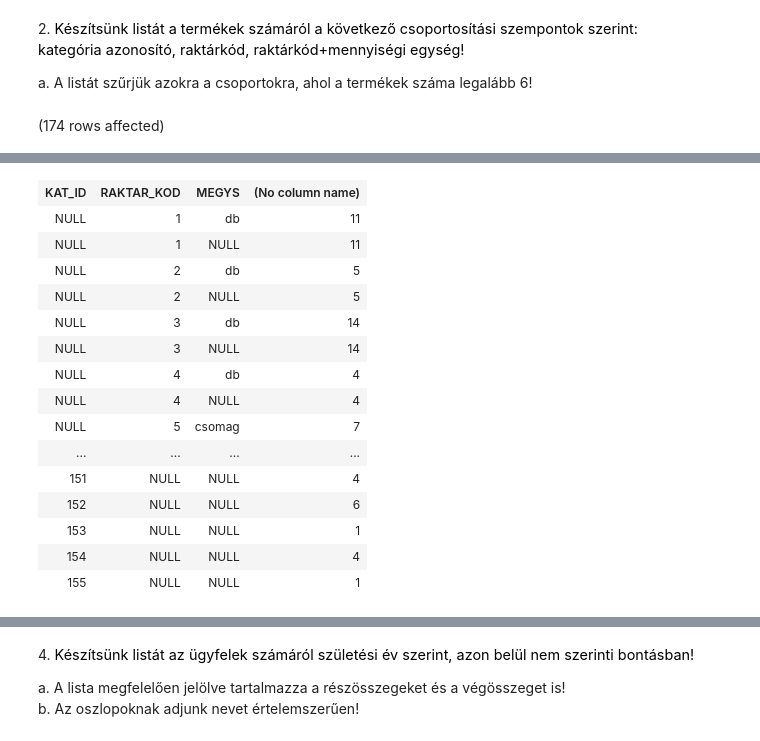
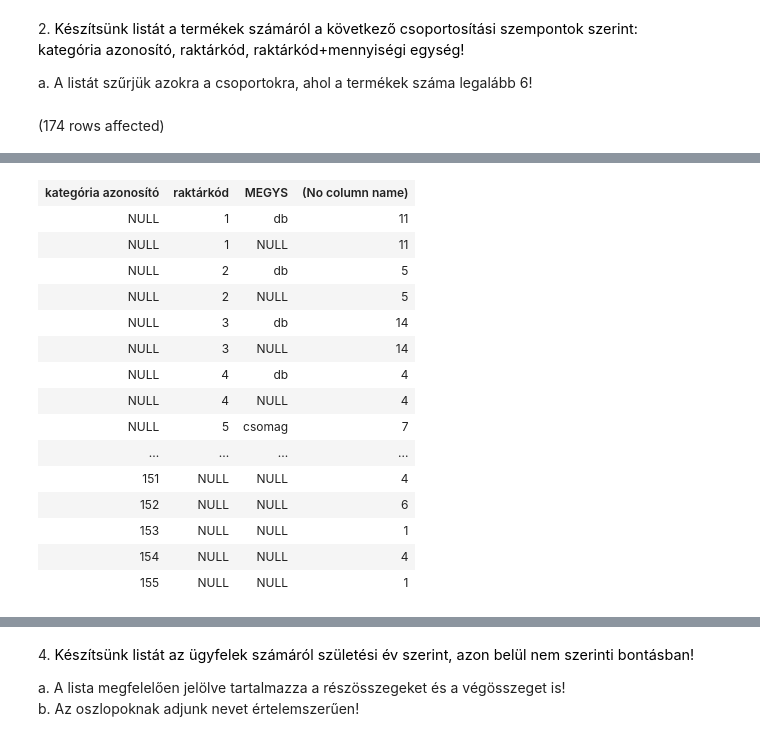
Before and after one commit to maricaveress/sql, a Jupyter notebook: gyakorlat04_feladatok.ipynb, the cells around one changed output, grey strips where cells are left out. Drawn from its saved outputs; the diff is of its cells as text; code cells hidden in the pictures.

```diff
--- a/gyakorlat04_feladatok.ipynb
+++ b/gyakorlat04_feladatok.ipynb
@@ -33,8 +33,8 @@ Total execution time: 00:00:00.081
 
 a. A listát szűrjük azokra a csoportokra, ahol a termékek száma legalább 6!
 # %%
-select KAT_ID ,
-    RAKTAR_KOD,
+select KAT_ID 'kategória azonosító',
+    RAKTAR_KOD 'raktárkód',
     MEGYS,
     count(*)
 from Termek
@@ -46,4 +46,4 @@ Total execution time: 00:00:00.041
-| KAT_ID | RAKTAR_KOD | MEGYS | (No column name) |
+| kategória azonosító | raktárkód | MEGYS | (No column name) |
 | NULL | 1 | db | 11 |
 | NULL | 1 | NULL | 11 |
 | NULL | 2 | db | 5 |
```
Also changed, not shown: parts of 5 cells of this notebook.
